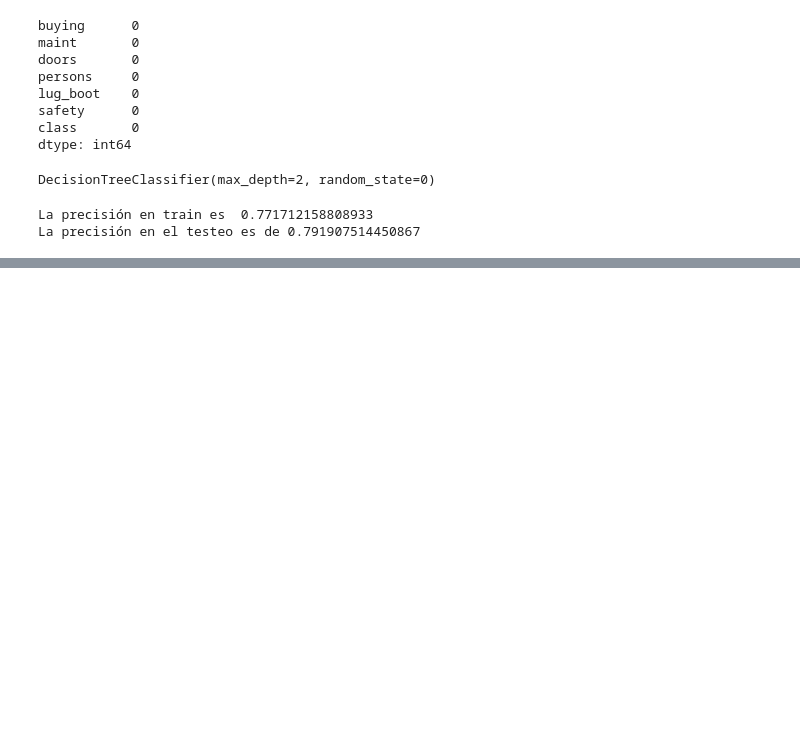
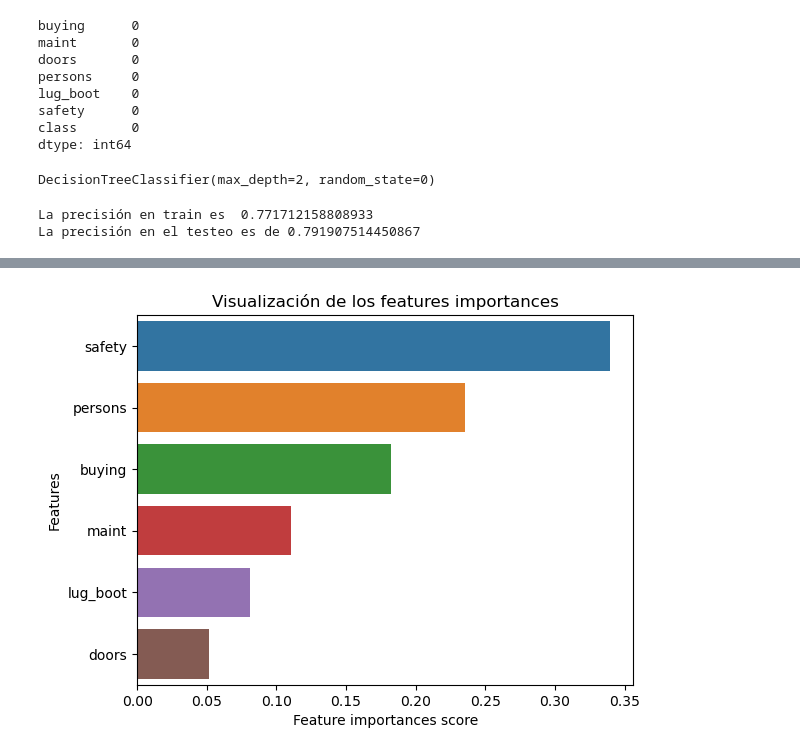
Before and after one commit to luis151294/Calidad_de_Carros, a Jupyter notebook: notebooks/01_Carga_Limpieza_Exploracion.ipynb, the cells around one changed output, grey strips where cells are left out. Saved outputs shown, nothing was run; the diff lists cells and outputs as text; code cells hidden in the pictures; blank space fills up the shorter version.

```diff
--- a/notebooks/01_Carga_Limpieza_Exploracion.ipynb
+++ b/notebooks/01_Carga_Limpieza_Exploracion.ipynb
@@ -109,3 +116,9 @@ print("La precisión en el testeo es de", test_accuracy_tree)
 # %% [output]
 La precisión en train es  0.771712158808933
 La precisión en el testeo es de 0.791907514450867
+# %%
+from sklearn.ensemble import RandomForestClassifier
+
+rf = RandomForestClassifier(n_estimators = 2, random_state = 0)
+# %%
+rf.fit(X_train, y_train)
@@ -111,0 +142,4 @@ La precisión en el testeo es de 0.791907514450867
+# %%
+# Visualización de los features importances
+
+features_scores = pd.Series(rf.feature_importances_, index = X_train.columns).sort_values(ascending = False)
@@ -111,0 +156,10 @@ La precisión en el testeo es de 0.791907514450867
+# %%
+# Graficamos las variables más importantes
+
+sns.barplot(x = features_scores, y = features_scores.index)
+plt.xlabel("Feature importances score")
+plt.ylabel("Features")
+plt.title("Visualización de los features importances")
+plt.show()
+# %% [output]
+[figure, added]
```
Also changed, not shown: parts of 9 cells of this notebook, 1 other file.
